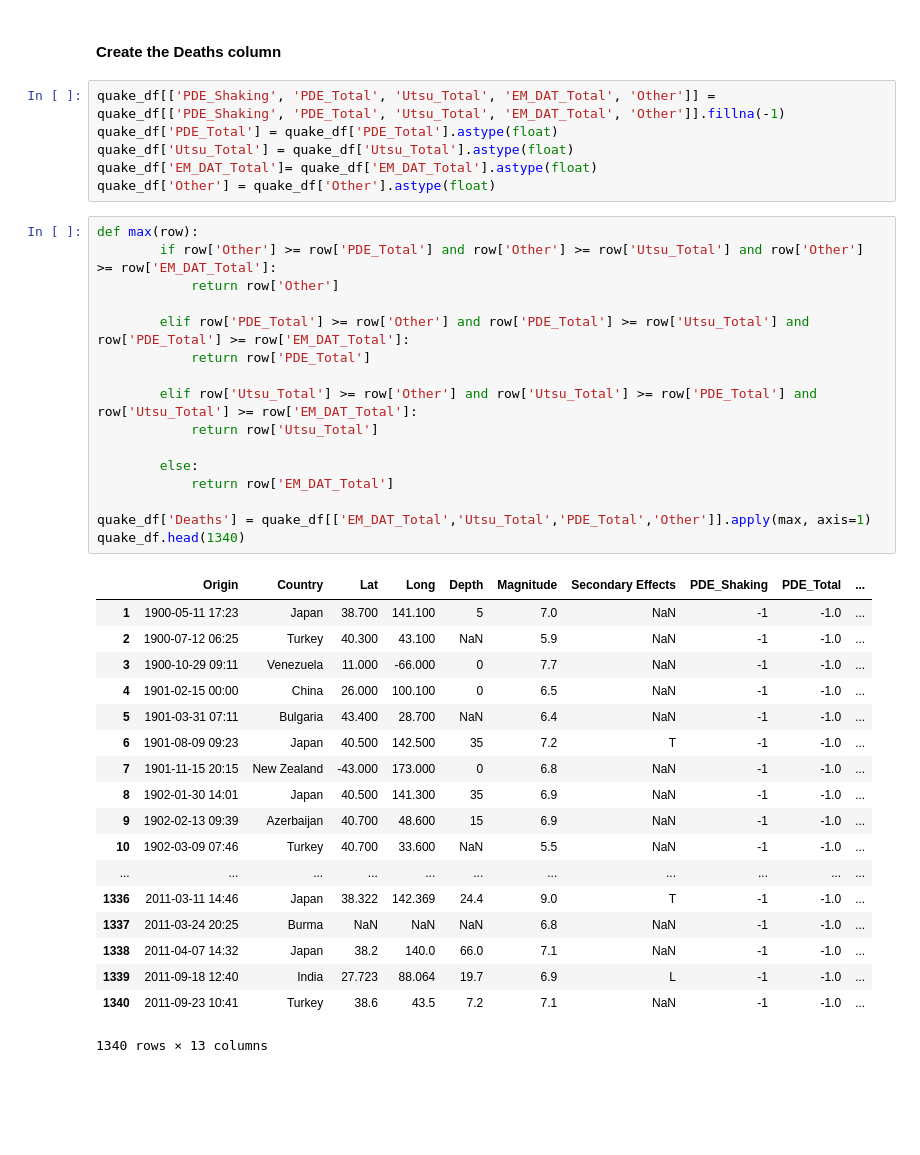
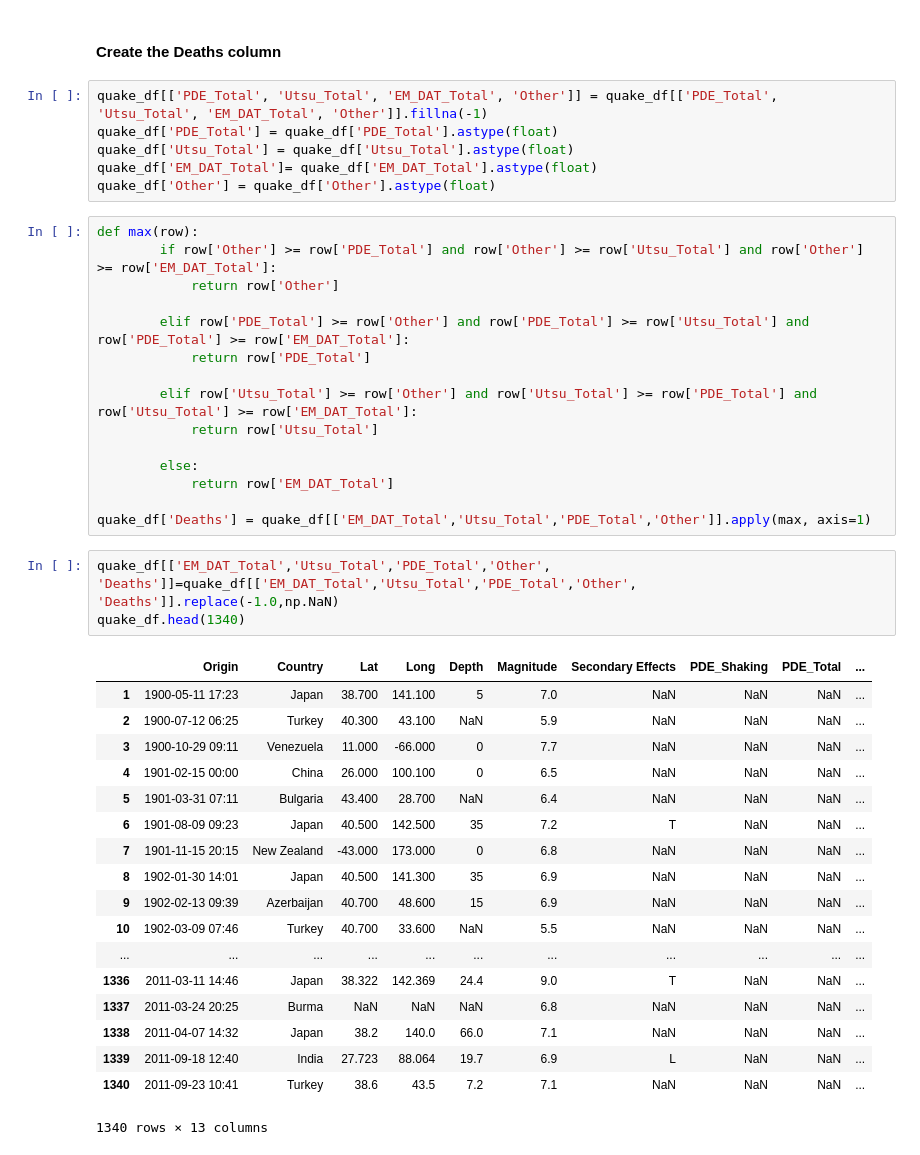
Before and after one commit to paulo-g-martinez/dq3-earthquakes, a Jupyter notebook: Data_Question_3.ipynb, the cells around one changed output. Saved outputs shown, nothing was run; the diff lists cells and outputs as text; blank space fills up the shorter version.

```diff
--- a/Data_Question_3.ipynb
+++ b/Data_Question_3.ipynb
@@ -78,7 +80,7 @@ quake_df['Magnitude'] = quake_df.Magnitude.str.extract('(\d\.\d)', expand = True
 # %% [markdown]
 #### Create the Deaths column
 # %%
-quake_df[['PDE_Shaking', 'PDE_Total', 'Utsu_Total', 'EM_DAT_Total', 'Other']] = quake_df[['PDE_Shaking', 'PDE_Total', 'Utsu_Total', 'EM_DAT_Total', 'Other']].fillna(-1)
+quake_df[['PDE_Total', 'Utsu_Total', 'EM_DAT_Total', 'Other']] = quake_df[['PDE_Total', 'Utsu_Total', 'EM_DAT_Total', 'Other']].fillna(-1)
 quake_df['PDE_Total'] = quake_df['PDE_Total'].astype(float)
 quake_df['Utsu_Total'] = quake_df['Utsu_Total'].astype(float)
 quake_df['EM_DAT_Total']= quake_df['EM_DAT_Total'].astype(float)
@@ -98,23 +100,25 @@ def max(row):
             return row['EM_DAT_Total']
 
 quake_df['Deaths'] = quake_df[['EM_DAT_Total','Utsu_Total','PDE_Total','Other']].apply(max, axis=1)
-quake_df.head(1340)
-# %% [output]
-|  | Origin | Country | Lat | Long | Depth | Magnitude | Secondary Effects | PDE_Shaking | PDE_Total | ... |
-| 1 | 1900-05-11 17:23 | Japan | 38.700 | 141.100 | 5 | 7.0 | NaN | -1 | -1.0 | ... |
-| 2 | 1900-07-12 06:25 | Turkey | 40.300 | 43.100 | NaN | 5.9 | NaN | -1 | -1.0 | ... |
-| 3 | 1900-10-29 09:11 | Venezuela | 11.000 | -66.000 | 0 | 7.7 | NaN | -1 | -1.0 | ... |
-| 4 | 1901-02-15 00:00 | China | 26.000 | 100.100 | 0 | 6.5 | NaN | -1 | -1.0 | ... |
-| 5 | 1901-03-31 07:11 | Bulgaria | 43.400 | 28.700 | NaN | 6.4 | NaN | -1 | -1.0 | ... |
-| 6 | 1901-08-09 09:23 | Japan | 40.500 | 142.500 | 35 | 7.2 | T | -1 | -1.0 | ... |
-| 7 | 1901-11-15 20:15 | New Zealand | -43.000 | 173.000 | 0 | 6.8 | NaN | -1 | -1.0 | ... |
-| 8 | 1902-01-30 14:01 | Japan | 40.500 | 141.300 | 35 | 6.9 | NaN | -1 | -1.0 | ... |
-| 9 | 1902-02-13 09:39 | Azerbaijan | 40.700 | 48.600 | 15 | 6.9 | NaN | -1 | -1.0 | ... |
-| 10 | 1902-03-09 07:46 | Turkey | 40.700 | 33.600 | NaN | 5.5 | NaN | -1 | -1.0 | ... |
-| ... | ... | ... | ... | ... | ... | ... | ... | ... | ... | ... |
-| 1336 | 2011-03-11 14:46 | Japan | 38.322 | 142.369 | 24.4 | 9.0 | T | -1 | -1.0 | ... |
-| 1337 | 2011-03-24 20:25 | Burma | NaN | NaN | NaN | 6.8 | NaN | -1 | -1.0 | ... |
-| 1338 | 2011-04-07 14:32 | Japan | 38.2 | 140.0 | 66.0 | 7.1 | NaN | -1 | -1.0 | ... |
-| 1339 | 2011-09-18 12:40 | India | 27.723 | 88.064 | 19.7 | 6.9 | L | -1 | -1.0 | ... |
-| 1340 | 2011-09-23 10:41 | Turkey | 38.6 | 43.5 | 7.2 | 7.1 | NaN | -1 | -1.0 | ... |
-1340 rows × 13 columns
+# %%
+quake_df[['EM_DAT_Total','Utsu_Total','PDE_Total','Other', 'Deaths']]=quake_df[['EM_DAT_Total','Utsu_Total','PDE_Total','Other', 'Deaths']].replace(-1.0,np.NaN)
+quake_df.head(1340)
+# %% [output]
+|  | Origin | Country | Lat | Long | Depth | Magnitude | Secondary Effects | PDE_Shaking | PDE_Total | ... |
+| 1 | 1900-05-11 17:23 | Japan | 38.700 | 141.100 | 5 | 7.0 | NaN | NaN | NaN | ... |
+| 2 | 1900-07-12 06:25 | Turkey | 40.300 | 43.100 | NaN | 5.9 | NaN | NaN | NaN | ... |
+| 3 | 1900-10-29 09:11 | Venezuela | 11.000 | -66.000 | 0 | 7.7 | NaN | NaN | NaN | ... |
+| 4 | 1901-02-15 00:00 | China | 26.000 | 100.100 | 0 | 6.5 | NaN | NaN | NaN | ... |
+| 5 | 1901-03-31 07:11 | Bulgaria | 43.400 | 28.700 | NaN | 6.4 | NaN | NaN | NaN | ... |
+| 6 | 1901-08-09 09:23 | Japan | 40.500 | 142.500 | 35 | 7.2 | T | NaN | NaN | ... |
+| 7 | 1901-11-15 20:15 | New Zealand | -43.000 | 173.000 | 0 | 6.8 | NaN | NaN | NaN | ... |
+| 8 | 1902-01-30 14:01 | Japan | 40.500 | 141.300 | 35 | 6.9 | NaN | NaN | NaN | ... |
+| 9 | 1902-02-13 09:39 | Azerbaijan | 40.700 | 48.600 | 15 | 6.9 | NaN | NaN | NaN | ... |
+| 10 | 1902-03-09 07:46 | Turkey | 40.700 | 33.600 | NaN | 5.5 | NaN | NaN | NaN | ... |
+| ... | ... | ... | ... | ... | ... | ... | ... | ... | ... | ... |
+| 1336 | 2011-03-11 14:46 | Japan | 38.322 | 142.369 | 24.4 | 9.0 | T | NaN | NaN | ... |
+| 1337 | 2011-03-24 20:25 | Burma | NaN | NaN | NaN | 6.8 | NaN | NaN | NaN | ... |
+| 1338 | 2011-04-07 14:32 | Japan | 38.2 | 140.0 | 66.0 | 7.1 | NaN | NaN | NaN | ... |
+| 1339 | 2011-09-18 12:40 | India | 27.723 | 88.064 | 19.7 | 6.9 | L | NaN | NaN | ... |
+| 1340 | 2011-09-23 10:41 | Turkey | 38.6 | 43.5 | 7.2 | 7.1 | NaN | NaN | NaN | ... |
+1340 rows × 13 columns
```
Also changed, not shown: parts of 1 cell of this notebook.
